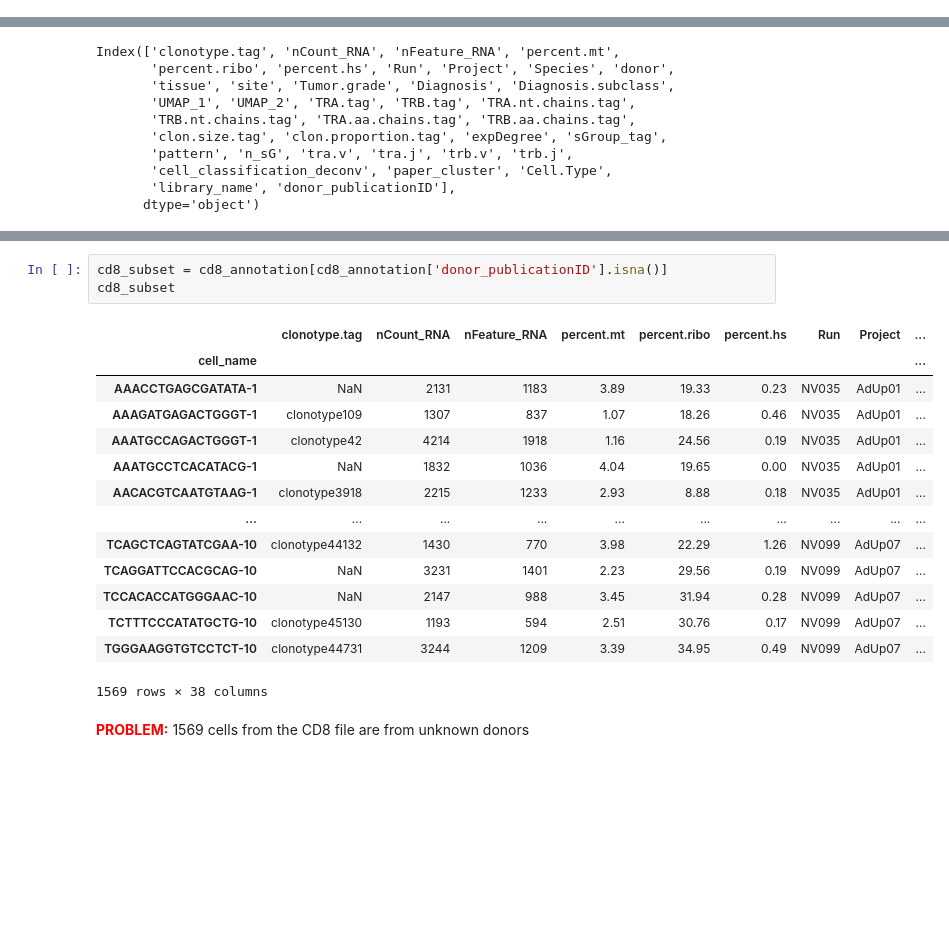
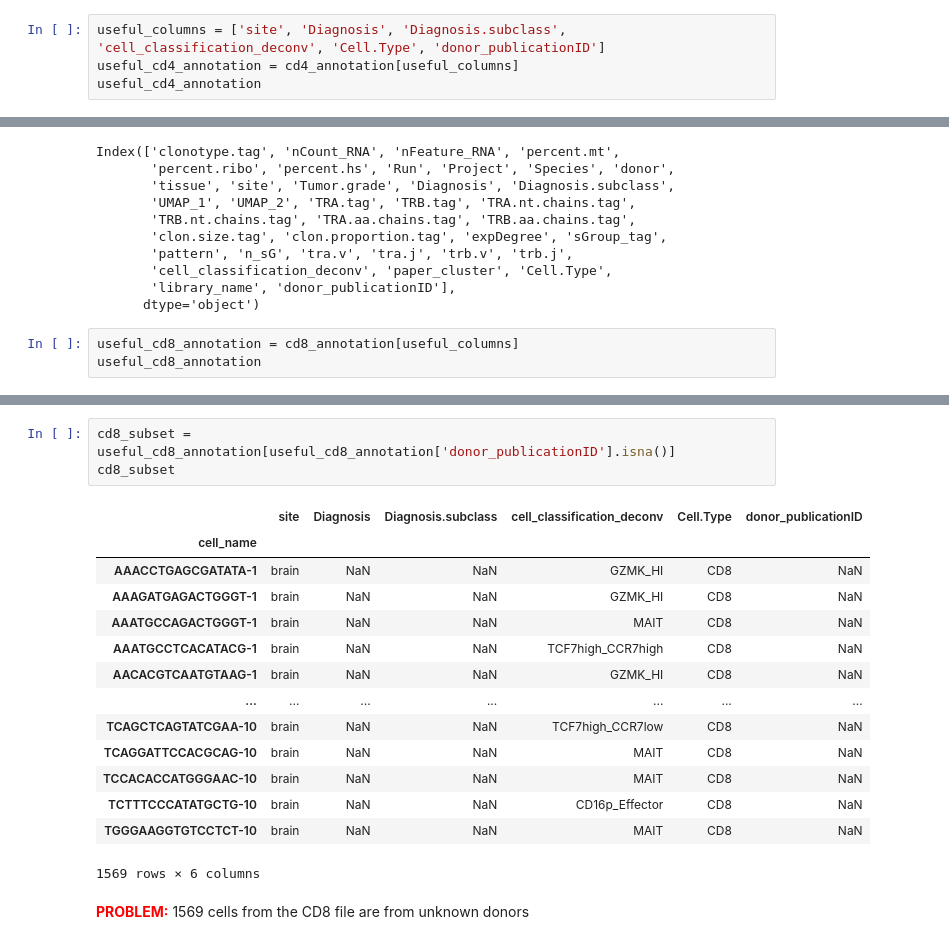
Before and after one commit to tuonglab/pan-paedcancer-scrnaseq, a Jupyter notebook: notebooks/GSE221776.ipynb, the cells around one changed output, grey strips where cells are left out. Saved outputs shown, nothing was run; the diff lists cells and outputs as text; blank space fills up the shorter version.

```diff
--- a/notebooks/GSE221776.ipynb
+++ b/notebooks/GSE221776.ipynb
@@ -70,3 +70,7 @@ Index(['clonotype.tag', 'nCount_RNA', 'nFeature_RNA', 'percent.mt',
        'cell_classification_deconv', 'paper_cluster', 'Cell.Type',
        'library_name', 'donor_publicationID'],
       dtype='object')
+# %%
+useful_columns = ['site', 'Diagnosis', 'Diagnosis.subclass', 'cell_classification_deconv', 'Cell.Type', 'donor_publicationID']
+useful_cd4_annotation = cd4_annotation[useful_columns]
+useful_cd4_annotation
@@ -165,3 +179,6 @@ Index(['clonotype.tag', 'nCount_RNA', 'nFeature_RNA', 'percent.mt',
        'cell_classification_deconv', 'paper_cluster', 'Cell.Type',
        'library_name', 'donor_publicationID'],
       dtype='object')
+# %%
+useful_cd8_annotation = cd8_annotation[useful_columns]
+useful_cd8_annotation
@@ -180,23 +212,23 @@ len(cd8_annotation['donor_publicationID'].unique())
 # %% [output]
 39
 # %%
-cd8_subset = cd8_annotation[cd8_annotation['donor_publicationID'].isna()]
+cd8_subset = useful_cd8_annotation[useful_cd8_annotation['donor_publicationID'].isna()]
 cd8_subset
 # %% [output]
-|  | clonotype.tag | nCount_RNA | nFeature_RNA | percent.mt | percent.ribo | percent.hs | Run | Project | ... |
-| cell_name |  |  |  |  |  |  |  |  | ... |
-| AAACCTGAGCGATATA-1 | NaN | 2131 | 1183 | 3.89 | 19.33 | 0.23 | NV035 | AdUp01 | ... |
-| AAAGATGAGACTGGGT-1 | clonotype109 | 1307 | 837 | 1.07 | 18.26 | 0.46 | NV035 | AdUp01 | ... |
-| AAATGCCAGACTGGGT-1 | clonotype42 | 4214 | 1918 | 1.16 | 24.56 | 0.19 | NV035 | AdUp01 | ... |
-| AAATGCCTCACATACG-1 | NaN | 1832 | 1036 | 4.04 | 19.65 | 0.00 | NV035 | AdUp01 | ... |
-| AACACGTCAATGTAAG-1 | clonotype3918 | 2215 | 1233 | 2.93 | 8.88 | 0.18 | NV035 | AdUp01 | ... |
-| ... | ... | ... | ... | ... | ... | ... | ... | ... | ... |
-| TCAGCTCAGTATCGAA-10 | clonotype44132 | 1430 | 770 | 3.98 | 22.29 | 1.26 | NV099 | AdUp07 | ... |
-| TCAGGATTCCACGCAG-10 | NaN | 3231 | 1401 | 2.23 | 29.56 | 0.19 | NV099 | AdUp07 | ... |
-| TCCACACCATGGGAAC-10 | NaN | 2147 | 988 | 3.45 | 31.94 | 0.28 | NV099 | AdUp07 | ... |
-| TCTTTCCCATATGCTG-10 | clonotype45130 | 1193 | 594 | 2.51 | 30.76 | 0.17 | NV099 | AdUp07 | ... |
-| TGGGAAGGTGTCCTCT-10 | clonotype44731 | 3244 | 1209 | 3.39 | 34.95 | 0.49 | NV099 | AdUp07 | ... |
+|  | site | Diagnosis | Diagnosis.subclass | cell_classification_deconv | Cell.Type | donor_publicationID |
+| cell_name |  |  |  |  |  |  |
+| AAACCTGAGCGATATA-1 | brain | NaN | NaN | GZMK_HI | CD8 | NaN |
+| AAAGATGAGACTGGGT-1 | brain | NaN | NaN | GZMK_HI | CD8 | NaN |
+| AAATGCCAGACTGGGT-1 | brain | NaN | NaN | MAIT | CD8 | NaN |
+| AAATGCCTCACATACG-1 | brain | NaN | NaN | TCF7high_CCR7high | CD8 | NaN |
+| AACACGTCAATGTAAG-1 | brain | NaN | NaN | GZMK_HI | CD8 | NaN |
+| ... | ... | ... | ... | ... | ... | ... |
+| TCAGCTCAGTATCGAA-10 | brain | NaN | NaN | TCF7high_CCR7low | CD8 | NaN |
+| TCAGGATTCCACGCAG-10 | brain | NaN | NaN | MAIT | CD8 | NaN |
+| TCCACACCATGGGAAC-10 | brain | NaN | NaN | MAIT | CD8 | NaN |
+| TCTTTCCCATATGCTG-10 | brain | NaN | NaN | CD16p_Effector | CD8 | NaN |
+| TGGGAAGGTGTCCTCT-10 | brain | NaN | NaN | MAIT | CD8 | NaN |
-1569 rows × 38 columns
+1569 rows × 6 columns
 # %% [markdown]
 <span style="color:red">**PROBLEM:**</span> 1569 cells from the CD8 file are from unknown donors
 # %% [markdown]
```
Also changed, not shown: parts of 12 cells of this notebook.
